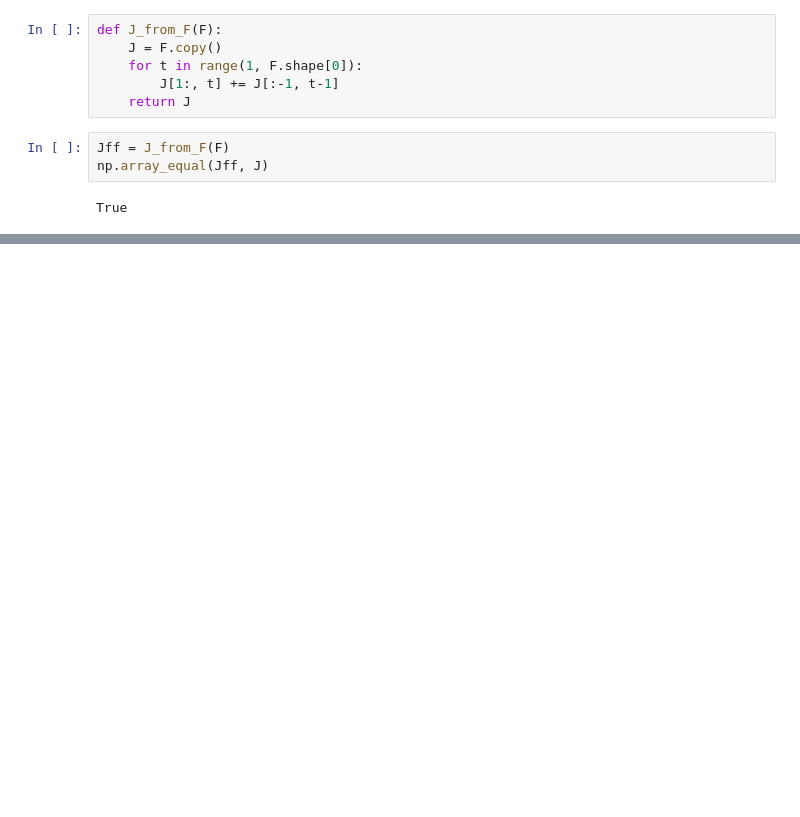
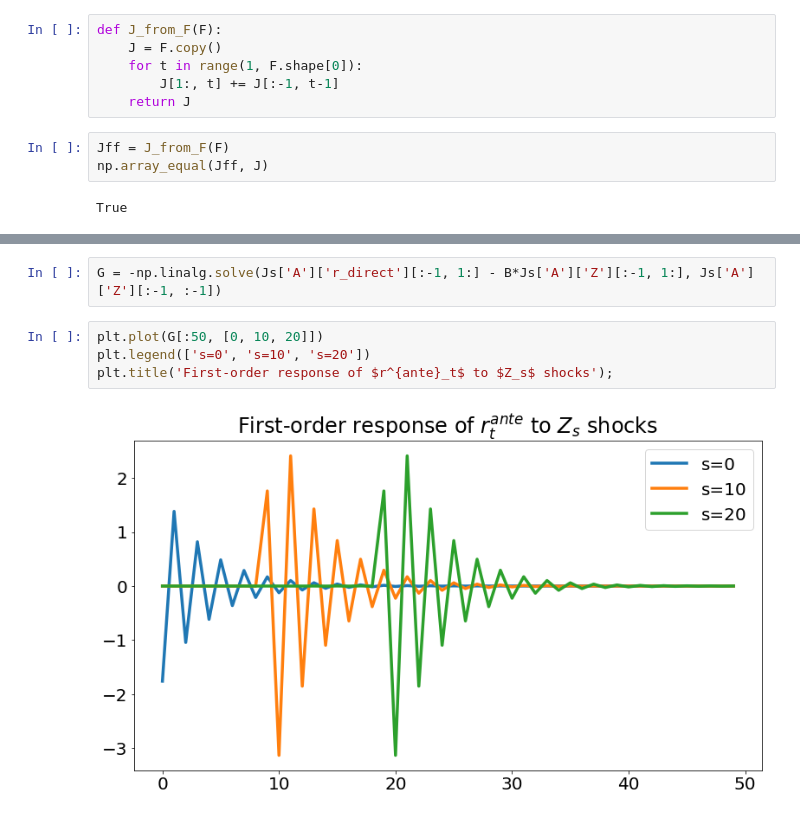
Before and after one commit to thomasmikaelsen/Julia-HANK, a Jupyter notebook: Auclert-Rognlie-Straub/Lecture1Python.ipynb, the cells around one changed output, grey strips where cells are left out. Saved outputs shown, nothing was run; the diff lists cells and outputs as text; blank space fills up the shorter version.

```diff
--- a/Auclert-Rognlie-Straub/Lecture1Python.ipynb
+++ b/Auclert-Rognlie-Straub/Lecture1Python.ipynb
@@ -632,0 +720,8 @@ array([[0.4850996 , 0.95378775, 0.90403595, 0.85945355, 0.818771  ],
+# %%
+G = -np.linalg.solve(Js['A']['r_direct'][:-1, 1:] - B*Js['A']['Z'][:-1, 1:], Js['A']['Z'][:-1, :-1])
+# %%
+plt.plot(G[:50, [0, 10, 20]])
+plt.legend(['s=0', 's=10', 's=20'])
+plt.title('First-order response of $r^{ante}_t$ to $Z_s$ shocks');
+# %% [output]
+[figure, added]
```
Also changed, not shown: parts of 57 cells of this notebook, 3 other files.
